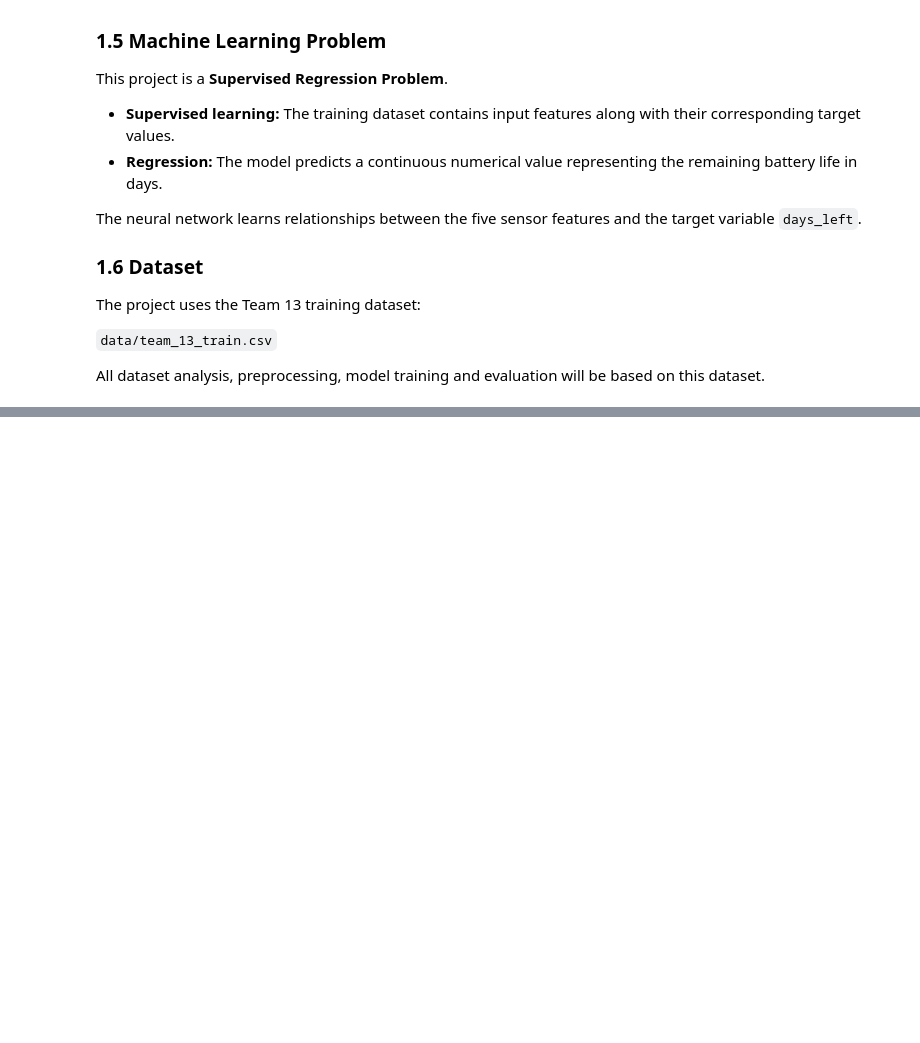
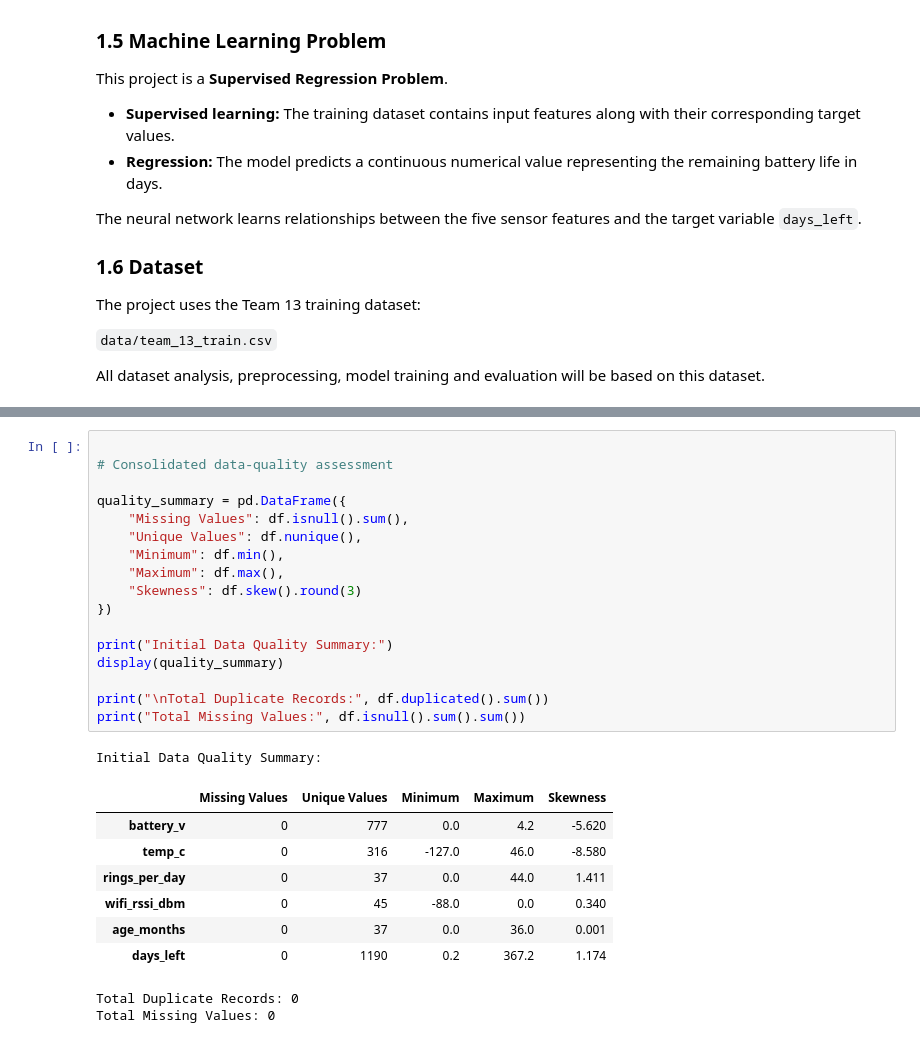
Before and after one commit to Suraj-S1108/edgeai-team13, a Jupyter notebook: mission1_dataset_analysis.ipynb, the cells around one changed output, grey strips where cells are left out. Drawn from its saved outputs; the diff is of its cells as text; blank space fills up the shorter version.

```diff
--- a/mission1_dataset_analysis.ipynb
+++ b/mission1_dataset_analysis.ipynb
@@ -56,0 +516,28 @@ All dataset analysis, preprocessing, model training and evaluation will be based
+# %%
+
+# Consolidated data-quality assessment
+
+quality_summary = pd.DataFrame({
+    "Missing Values": df.isnull().sum(),
+    "Unique Values": df.nunique(),
+    "Minimum": df.min(),
+    "Maximum": df.max(),
+    "Skewness": df.skew().round(3)
+})
+
+print("Initial Data Quality Summary:")
+display(quality_summary)
+
+print("\nTotal Duplicate Records:", df.duplicated().sum())
+print("Total Missing Values:", df.isnull().sum().sum())
+# %% [output]
+Initial Data Quality Summary:
+|  | Missing Values | Unique Values | Minimum | Maximum | Skewness |
+| battery_v | 0 | 777 | 0.0 | 4.2 | -5.620 |
+| temp_c | 0 | 316 | -127.0 | 46.0 | -8.580 |
+| rings_per_day | 0 | 37 | 0.0 | 44.0 | 1.411 |
+| wifi_rssi_dbm | 0 | 45 | -88.0 | 0.0 | 0.340 |
+| age_months | 0 | 37 | 0.0 | 36.0 | 0.001 |
+| days_left | 0 | 1190 | 0.2 | 367.2 | 1.174 |
+Total Duplicate Records: 0
+Total Missing Values: 0
```
Also changed, not shown: parts of 23 cells of this notebook.
